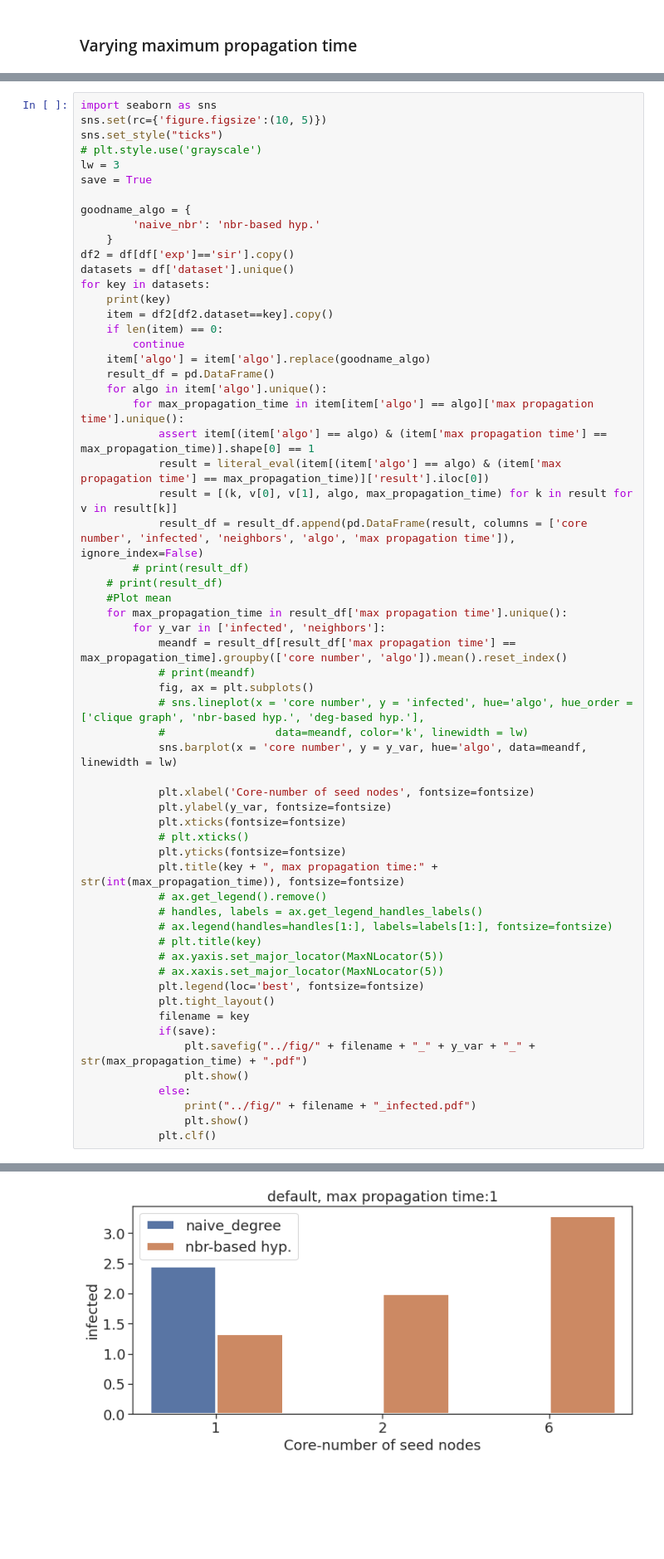
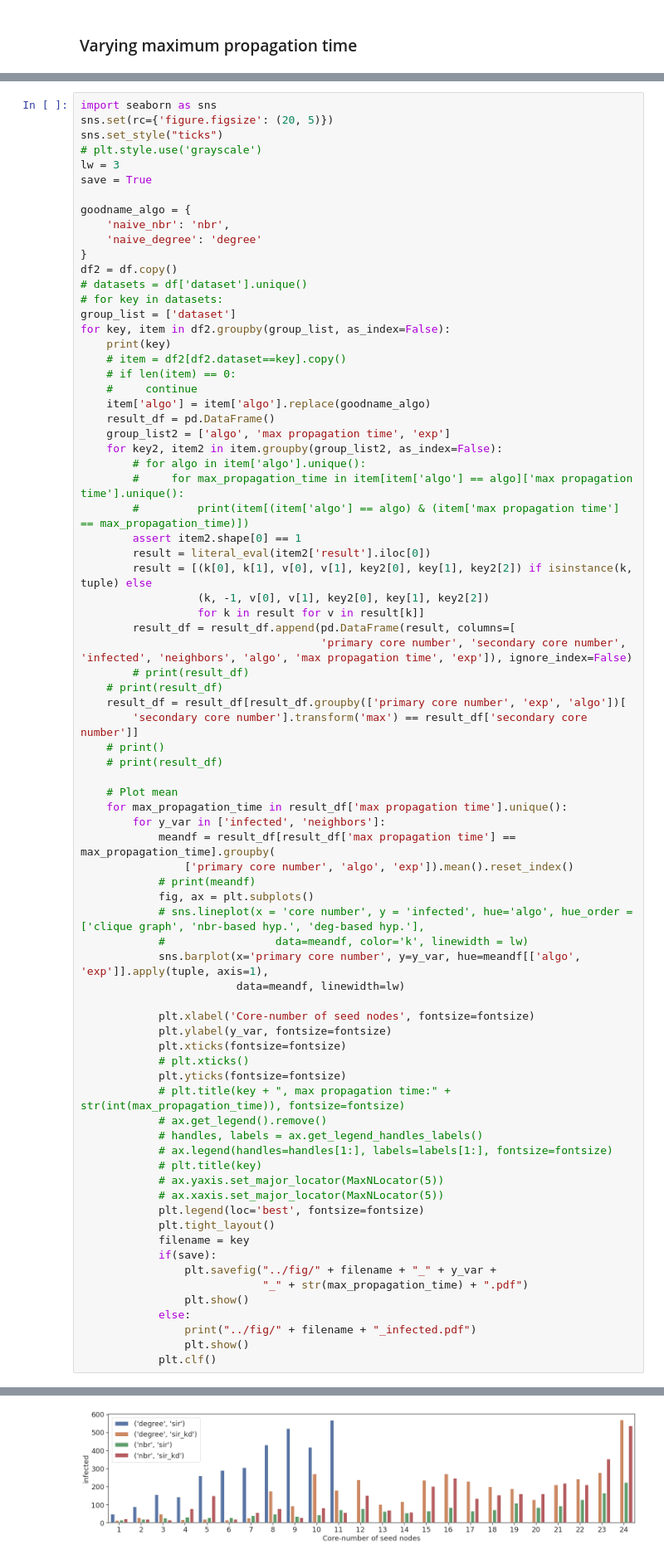
Before and after one commit to toggled/vldbsubmission, a Jupyter notebook: python_src/propagationPlots_bishwa.ipynb, the cells around one changed output, grey strips where cells are left out. Shown at 83% size. Cells and saved outputs as stored; diff of their text form; blank space fills up the shorter version.

```diff
--- a/python_src/propagationPlots_bishwa.ipynb
+++ b/python_src/propagationPlots_bishwa.ipynb
@@ -982,47 +970,63 @@ df.head(15)
 # %%
 import seaborn as sns
-sns.set(rc={'figure.figsize':(10, 5)})
+sns.set(rc={'figure.figsize': (20, 5)})
 sns.set_style("ticks")
 # plt.style.use('grayscale')
 lw = 3
 save = True
 
 goodname_algo = {
-        'naive_nbr': 'nbr-based hyp.'
-    }
-df2 = df[df['exp']=='sir'].copy()
-datasets = df['dataset'].unique()
-for key in datasets:
+    'naive_nbr': 'nbr',
+    'naive_degree': 'degree'
+}
+df2 = df.copy()
+# datasets = df['dataset'].unique()
+# for key in datasets:
+group_list = ['dataset']
+for key, item in df2.groupby(group_list, as_index=False):
     print(key)
-    item = df2[df2.dataset==key].copy()
-    if len(item) == 0:
-        continue
+    # item = df2[df2.dataset==key].copy()
+    # if len(item) == 0:
+    #     continue
     item['algo'] = item['algo'].replace(goodname_algo)
     result_df = pd.DataFrame()
-    for algo in item['algo'].unique():
-        for max_propagation_time in item[item['algo'] == algo]['max propagation time'].unique():
-            assert item[(item['algo'] == algo) & (item['max propagation time'] == max_propagation_time)].shape[0] == 1
-            result = literal_eval(item[(item['algo'] == algo) & (item['max propagation time'] == max_propagation_time)]['result'].iloc[0])
-            result = [(k, v[0], v[1], algo, max_propagation_time) for k in result for v in result[k]]
-            result_df = result_df.append(pd.DataFrame(result, columns = ['core number', 'infected', 'neighbors', 'algo', 'max propagation time']), ignore_index=False)
+    group_list2 = ['algo', 'max propagation time', 'exp']
+    for key2, item2 in item.groupby(group_list2, as_index=False):
+        # for algo in item['algo'].unique():
+        #     for max_propagation_time in item[item['algo'] == algo]['max propagation time'].unique():
+        #         print(item[(item['algo'] == algo) & (item['max propagation time'] == max_propagation_time)])
+        assert item2.shape[0] == 1
+        result = literal_eval(item2['result'].iloc[0])
+        result = [(k[0], k[1], v[0], v[1], key2[0], key[1], key2[2]) if isinstance(k, tuple) else
+                  (k, -1, v[0], v[1], key2[0], key[1], key2[2])
+                  for k in result for v in result[k]]
+        result_df = result_df.append(pd.DataFrame(result, columns=[
+                                     'primary core number', 'secondary core number', 'infected', 'neighbors', 'algo', 'max propagation time', 'exp']), ignore_index=False)
         # print(result_df)
     # print(result_df)
-    #Plot mean
+    result_df = result_df[result_df.groupby(['primary core number', 'exp', 'algo'])[
+        'secondary core number'].transform('max') == result_df['secondary core number']]
+    # print()
+    # print(result_df)
+
+    # Plot mean
     for max_propagation_time in result_df['max propagation time'].unique():
         for y_var in ['infected', 'neighbors']:
-            meandf = result_df[result_df['max propagation time'] == max_propagation_time].groupby(['core number', 'algo']).mean().reset_index()
+            meandf = result_df[result_df['max propagation time'] == max_propagation_time].groupby(
+                ['primary core number', 'algo', 'exp']).mean().reset_index()
             # print(meandf)
             fig, ax = plt.subplots()
             # sns.lineplot(x = 'core number', y = 'infected', hue='algo', hue_order = ['clique graph', 'nbr-based hyp.', 'deg-based hyp.'],
             #                 data=meandf, color='k', linewidth = lw)
-            sns.barplot(x = 'core number', y = y_var, hue='algo', data=meandf, linewidth = lw)
+            sns.barplot(x='primary core number', y=y_var, hue=meandf[['algo', 'exp']].apply(tuple, axis=1),
+                        data=meandf, linewidth=lw)
 
             plt.xlabel('Core-number of seed nodes', fontsize=fontsize)
             plt.ylabel(y_var, fontsize=fontsize)
             plt.xticks(fontsize=fontsize)
             # plt.xticks()
             plt.yticks(fontsize=fontsize)
-            plt.title(key + ", max propagation time:" + str(int(max_propagation_time)), fontsize=fontsize)
+            # plt.title(key + ", max propagation time:" + str(int(max_propagation_time)), fontsize=fontsize)
             # ax.get_legend().remove()
             # handles, labels = ax.get_legend_handles_labels()
             # ax.legend(handles=handles[1:], labels=labels[1:], fontsize=fontsize)
@@ -1033,7 +1037,8 @@ for key in datasets:
             plt.tight_layout()
             filename = key
             if(save):
-                plt.savefig("../fig/" + filename + "_" + y_var + "_" + str(max_propagation_time) + ".pdf")
+                plt.savefig("../fig/" + filename + "_" + y_var +
+                            "_" + str(max_propagation_time) + ".pdf")
                 plt.show()
             else:
                 print("../fig/" + filename + "_infected.pdf")
@@ -1044 +1049 @@ default
-[figure, old version]
+[figure, new version]
```
Also changed, not shown: parts of 5 cells of this notebook, 2 other files.
